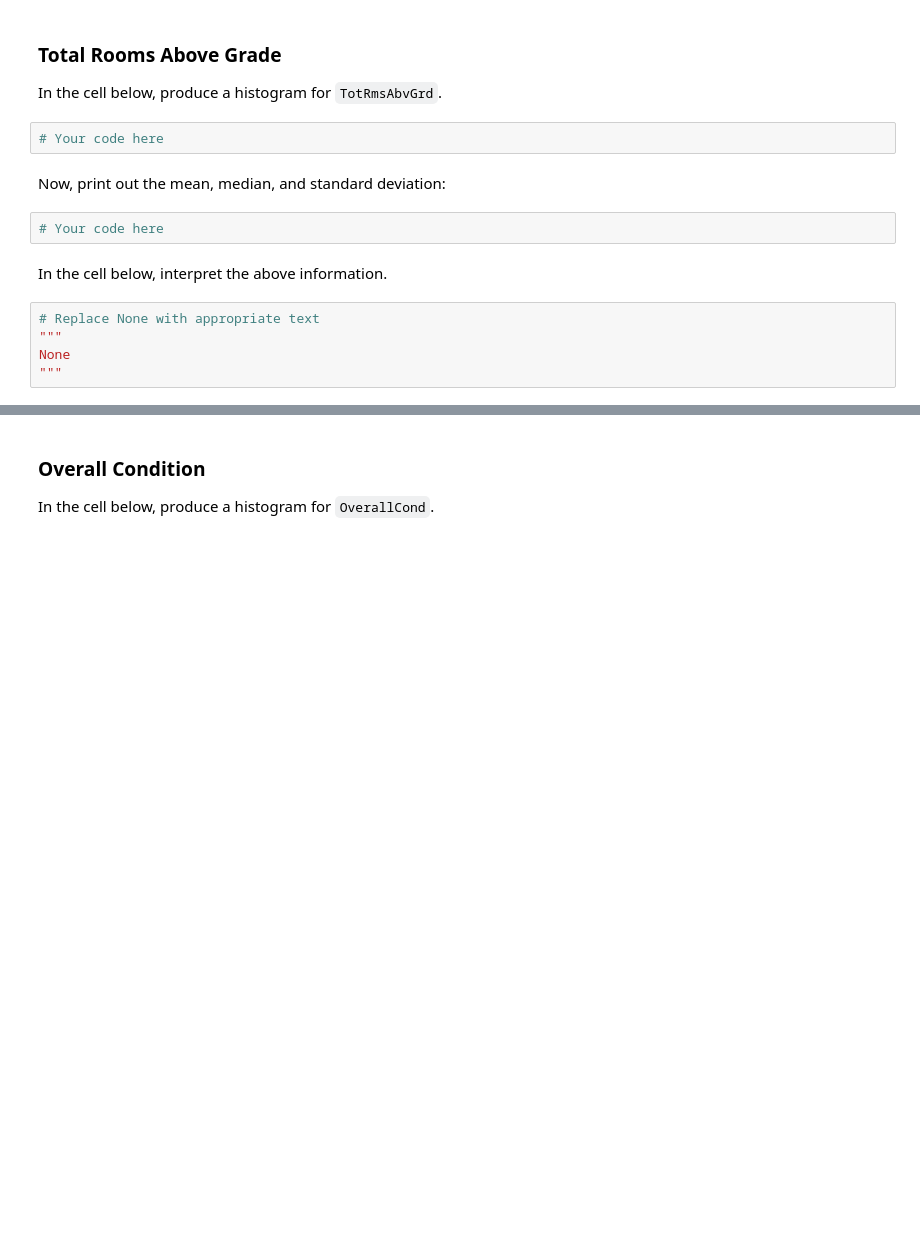
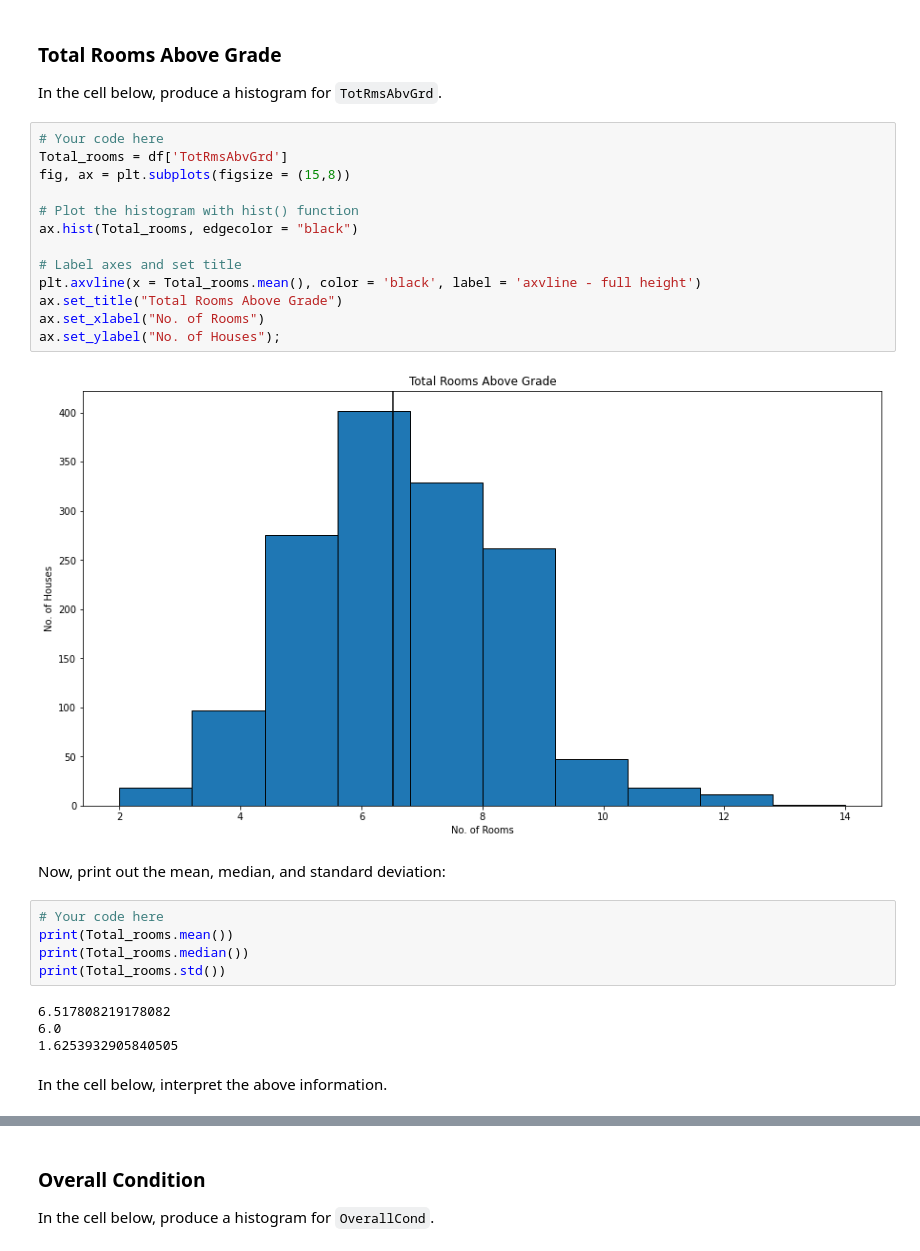
Before and after one commit to moseskuriia/dsc-pandas-eda-lab, a Jupyter notebook: index.ipynb, the cells around one changed output, grey strips where cells are left out. Cells and saved outputs as stored; diff of their text form; blank space fills up the shorter version.

```diff
--- a/index.ipynb
+++ b/index.ipynb
@@ -191,16 +218,31 @@ None
 ### Total Rooms Above Grade
 
 In the cell below, produce a histogram for `TotRmsAbvGrd`.
-# %%
-# Your code here
+# %%
+# Your code here
+Total_rooms = df['TotRmsAbvGrd']
+fig, ax = plt.subplots(figsize = (15,8))
+
+# Plot the histogram with hist() function
+ax.hist(Total_rooms, edgecolor = "black")
+
+# Label axes and set title
+plt.axvline(x = Total_rooms.mean(), color = 'black', label = 'axvline - full height')
+ax.set_title("Total Rooms Above Grade")
+ax.set_xlabel("No. of Rooms")
+ax.set_ylabel("No. of Houses");
+# %% [output]
+[figure, added]
 # %% [markdown]
 Now, print out the mean, median, and standard deviation:
 # %%
 # Your code here
+print(Total_rooms.mean())
+print(Total_rooms.median())
+print(Total_rooms.std())
+# %% [output]
+6.517808219178082
+6.0
+1.6253932905840505
 # %% [markdown]
 In the cell below, interpret the above information.
-# %%
-# Replace None with appropriate text
-"""
-None
-"""
```
Also changed, not shown: parts of 26 cells of this notebook.
